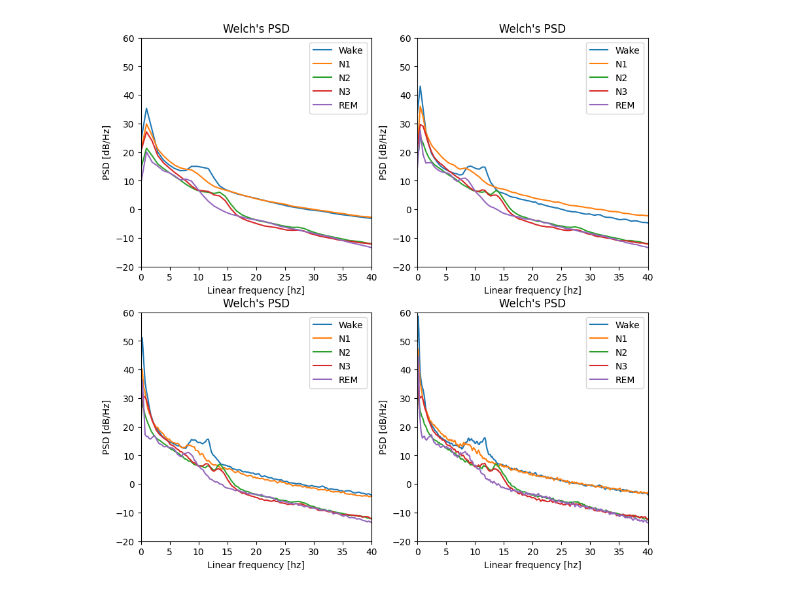
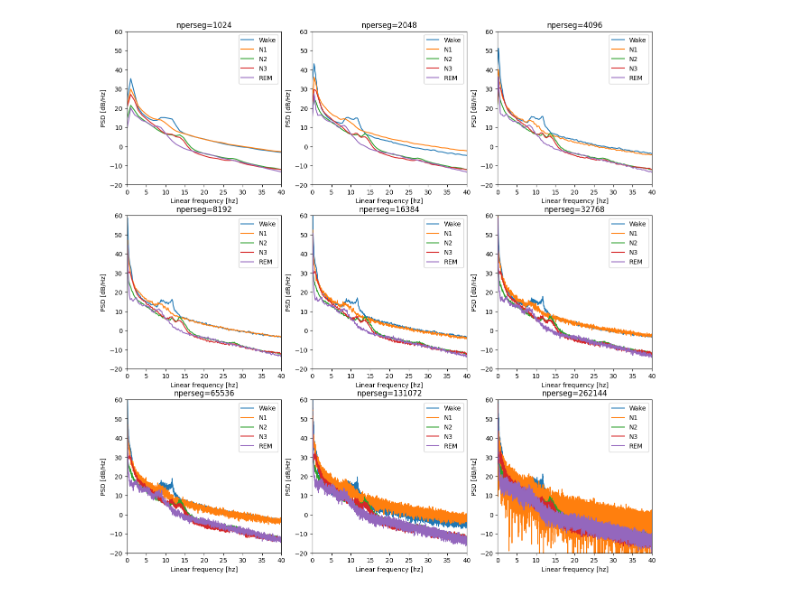
Before and after one commit to NirLab-TAU/sleepeegpy, a Jupyter notebook: test.ipynb, the cells around one changed output. Cells and saved outputs as stored; diff of their text form; code cells hidden in the pictures.

```diff
--- a/test.ipynb
+++ b/test.ipynb
@@ -6,7 +6,12 @@ mff_filename = 'nap_data/HZ4/HZ4_SLEEP_20210629_132715.mff'
 hypno_filename = 'scored_nap_data/HZ4-SharonsScore-oldFormat.txt'
 subject_code = 'HZ4'
 # %%
-pipe = Pipe(subject_code, parent_dir+mff_filename, parent_dir+'plots', parent_dir+hypno_filename)
+pipe = Pipe(
+    subject_code=subject_code,
+    path_to_mff=parent_dir+mff_filename,
+    output_directory=parent_dir+subject_code,
+    path_to_hypno=parent_dir+hypno_filename,
+    sf_hypno=1)
 # %% [output]
 Reading EGI MFF Header from D:\Yuval\nap_data\HZ4\HZ4_SLEEP_20210629_132715.mff...
     Reading events ...
@@ -20,10 +50,11 @@ pipe.plot_hypnospectrogram('E101', save=False)
 # %%
 import matplotlib.pyplot as plt
 plt.close('all')
-n=2
-fig, ax = plt.subplots(n,n, figsize=(10, 10))
+n=3
+fig, ax = plt.subplots(n,n, figsize=(15, 15))
 for i in range(n):
     for j in range(n):
-        pipe.plot_psd_per_stage('E101', save=False, psd_range=[-20, 60], nperseg=1024*(2**(2*i+j)), axis=ax[i,j])
+        pipe.plot_psd_per_stage('E101', save=False, psd_range=[-20, 60], nperseg=1024*(2**(n*i+j)), axis=ax[i,j])
+        ax[i,j].set_title(f'nperseg={1024*(2**(n*i+j))}')
 plt.show()
 # %% [output]
@@ -34 +61 @@ plt.show()
-[figure, old version]
+[figure, new version]
```
Also changed, not shown: parts of 7 cells of this notebook, 1 other file.
